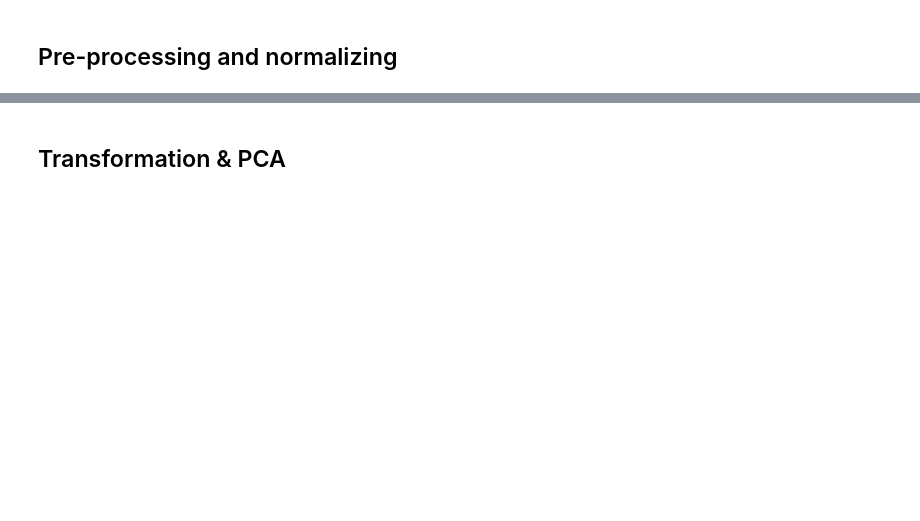
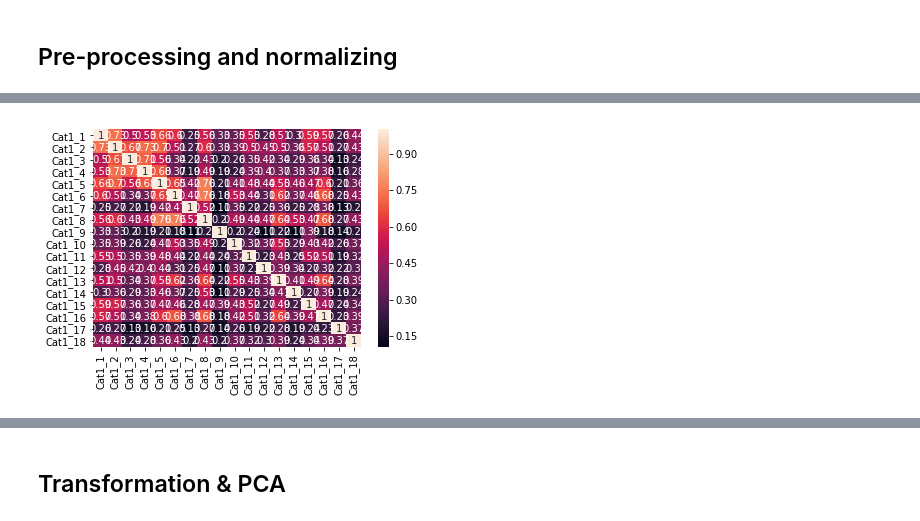
Before and after one commit to cjherman6/black_friday, a Jupyter notebook: clustering_black_friday.ipynb, the cells around one changed output, grey strips where cells are left out. Saved outputs shown, nothing was run; the diff lists cells and outputs as text; code cells hidden in the pictures; blank space fills up the shorter version.

```diff
--- a/clustering_black_friday.ipynb
+++ b/clustering_black_friday.ipynb
@@ -243,0 +311,5 @@ dums_df.loc[]
+# %%
+sns.heatmap(dums_df.corr(),annot=True)
+plt.show()
+# %% [output]
+[figure, added]
```
Also changed, not shown: parts of 30 cells of this notebook.
